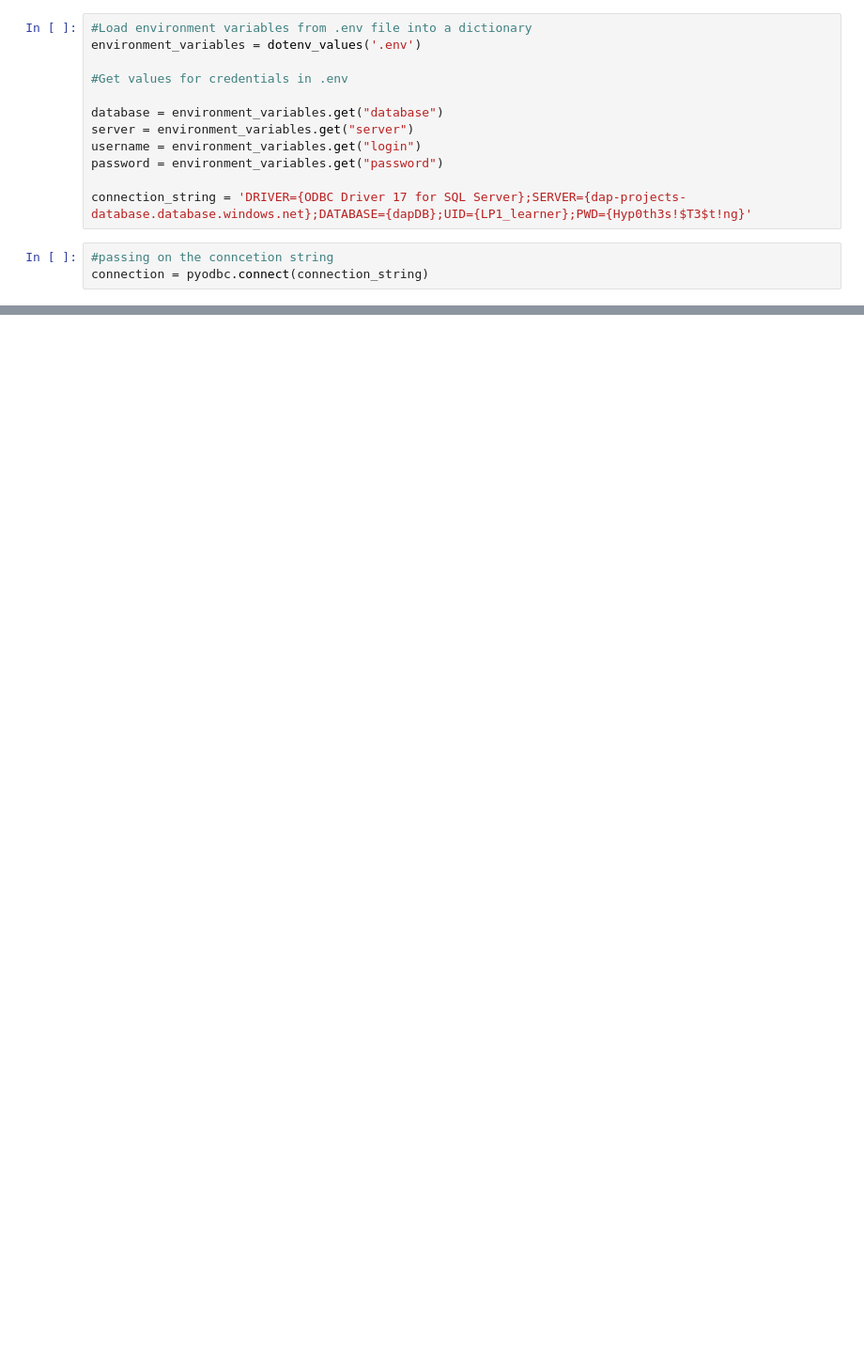
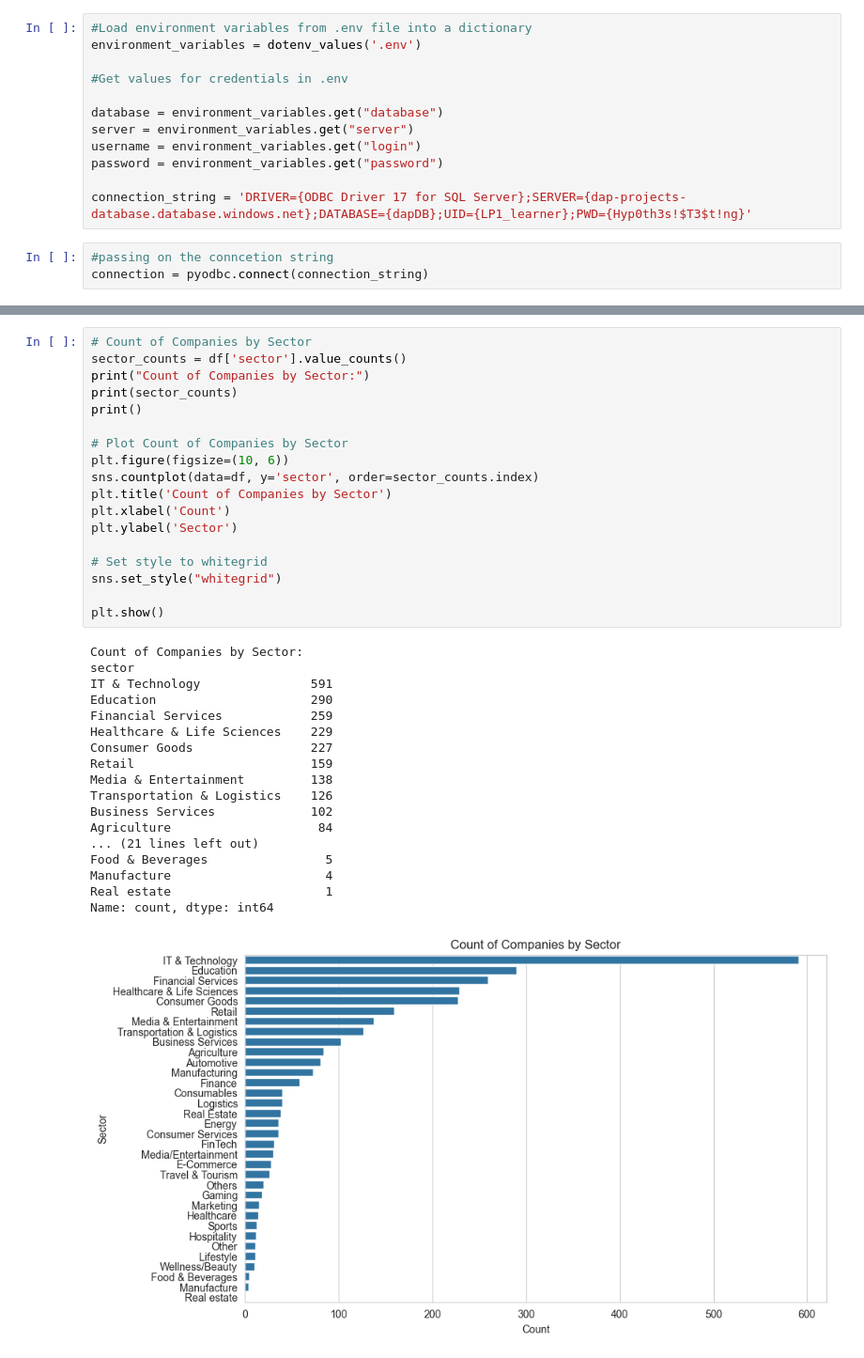
Before and after one commit to Zorbes/Indian-Startups-Analysis, a Jupyter notebook: Notebooks/main.ipynb, the cells around one changed output, grey strips where cells are left out. Shown: that part at 94% size. Saved outputs shown, nothing was run; the diff lists cells and outputs as text; blank space fills up the shorter version.

```diff
--- a/Notebooks/main.ipynb
+++ b/Notebooks/main.ipynb
@@ -181,0 +2399,37 @@ df.drop_duplicates()
+# %%
+# Count of Companies by Sector
+sector_counts = df['sector'].value_counts()
+print("Count of Companies by Sector:")
+print(sector_counts)
+print()
+
+# Plot Count of Companies by Sector
+plt.figure(figsize=(10, 6))
+sns.countplot(data=df, y='sector', order=sector_counts.index)
+plt.title('Count of Companies by Sector')
+plt.xlabel('Count')
+plt.ylabel('Sector')
+
+# Set style to whitegrid
+sns.set_style("whitegrid")
+
+plt.show()
+# %% [output]
+Count of Companies by Sector:
+sector
+IT & Technology               591
+Education                     290
+Financial Services            259
+Healthcare & Life Sciences    229
+Consumer Goods                227
+Retail                        159
+Media & Entertainment         138
+Transportation & Logistics    126
+Business Services             102
+Agriculture                    84
+... (21 lines left out)
+Food & Beverages                5
+Manufacture                     4
+Real estate                     1
+Name: count, dtype: int64
+[figure, added]
```
Also changed, not shown: parts of 175 cells of this notebook, 1 other file.
